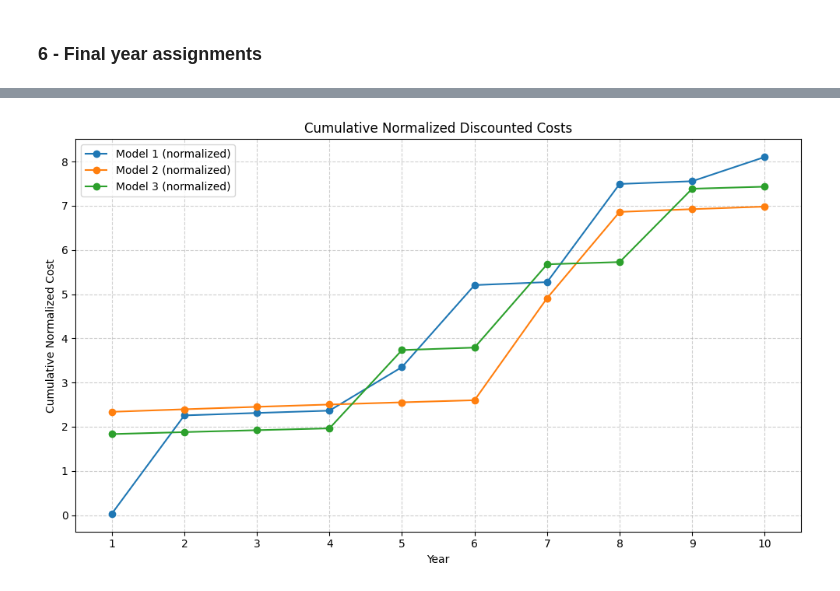
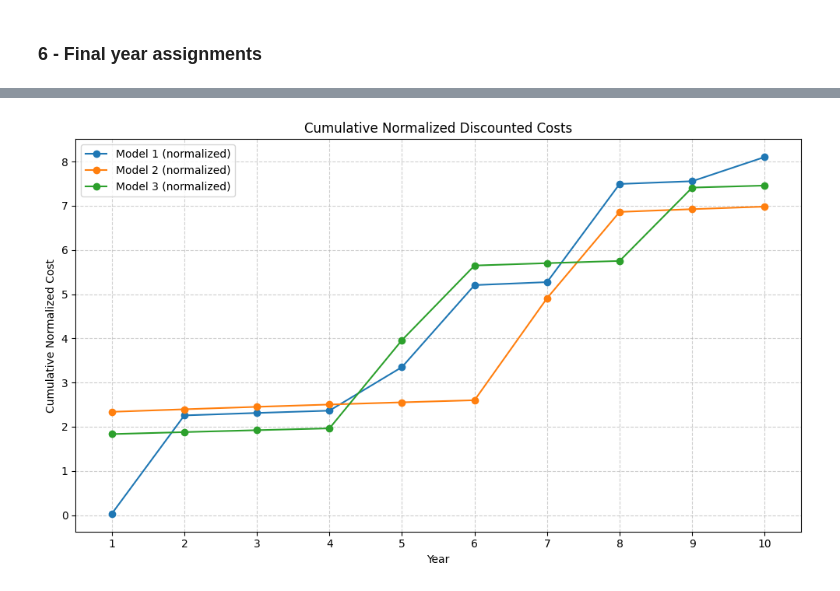
Before and after one commit to hubertprz/46750-optimization-assignment-2, a Jupyter notebook: model_2Test.ipynb, the cells around one changed output, grey strips where cells are left out. Saved outputs shown, nothing was run; the diff lists cells and outputs as text; code cells hidden in the pictures.

```diff
--- a/model_2Test.ipynb
+++ b/model_2Test.ipynb
@@ -219,7 +223,7 @@ import matplotlib.pyplot as plt
 
 col1 = np.array([2.00, 146.67, 3.63, 3.46, 64.99, 122.23, 4.48, 146.40, 4.06, 36.10])
 col2 = np.array([154.00, 3.81, 3.63, 3.46, 3.29, 3.13, 152.23, 128.63, 4.06, 3.87])
-col3 = np.array([154.00, 3.81, 3.63, 3.46, 148.91, 4.70, 158.38, 4.26, 139.43, 3.87])
+col3 = np.array([154.00, 3.81, 3.63, 3.46, 167.83, 141.82, 4.48, 4.26, 139.43, 3.87])
 
 # Corresponding demands:
 demand1 = 65.89
@@ -228,31 +232,31 @@ demand3 = 84.01
 
 norm1 = col1 / demand1
 norm2 = col2 / demand2
 norm3 = col3 / demand3
 
 cum1 = np.cumsum(norm1)
 cum2 = np.cumsum(norm2)
 cum3 = np.cumsum(norm3)
 
 # Use the notebook 'years' variable (1..10)
 x = years  # years is defined earlier in the notebook
 
 plt.figure(figsize=(10,6))
 
 plt.plot(x, cum1, marker='o', label='Model 1 (normalized)')
 plt.plot(x, cum2, marker='o', label='Model 2 (normalized)')
 plt.plot(x, cum3, marker='o', label='Model 3 (normalized)')
 
 plt.xlabel("Year")
 plt.ylabel("Cumulative Normalized Cost")
 plt.title("Cumulative Normalized Discounted Costs")
 plt.xticks(x)
 
 plt.xlim(min(x) - 0.5, max(x) + 0.5)
 
 plt.grid(True, linestyle='--', alpha=0.6)
 plt.legend()
 plt.tight_layout()
 plt.show()
 # %% [output]
-[figure, old version]
+[figure, new version]
```
Also changed, not shown: parts of 3 cells of this notebook.
